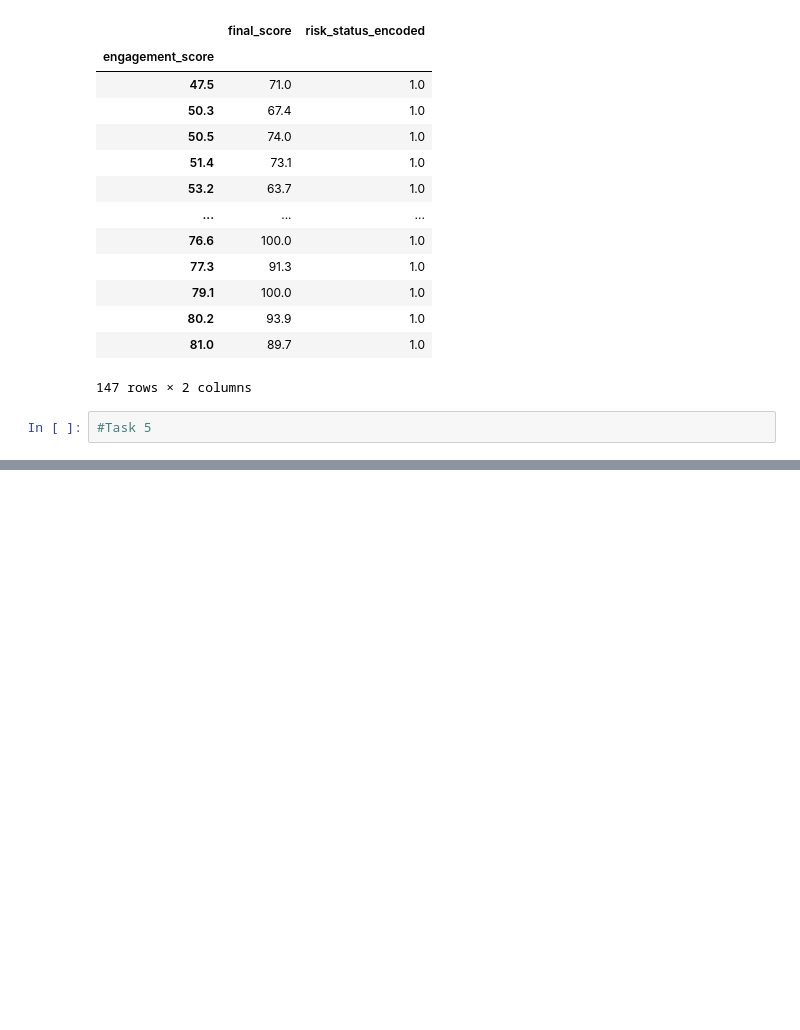
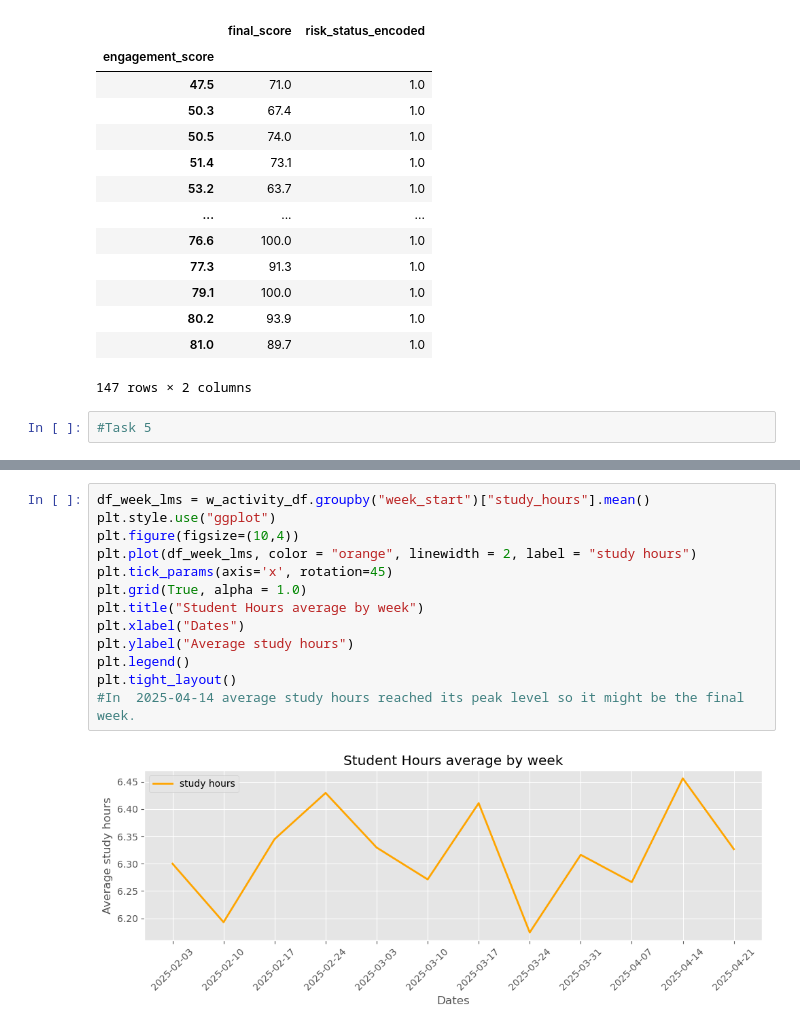
Before and after one commit to AloneMask001/Campus-learning-analytics, a Jupyter notebook: 2365109-HW4.ipynb, the cells around one changed output, grey strips where cells are left out. Cells and saved outputs as stored; diff of their text form; blank space fills up the shorter version.

```diff
--- a/2365109-HW4.ipynb
+++ b/2365109-HW4.ipynb
@@ -1124,0 +1232,15 @@ plt.tight_layout()
+# %%
+df_week_lms = w_activity_df.groupby("week_start")["study_hours"].mean()
+plt.style.use("ggplot")
+plt.figure(figsize=(10,4))
+plt.plot(df_week_lms, color = "orange", linewidth = 2, label = "study hours")
+plt.tick_params(axis='x', rotation=45)
+plt.grid(True, alpha = 1.0)
+plt.title("Student Hours average by week")
+plt.xlabel("Dates")
+plt.ylabel("Average study hours")
+plt.legend()
+plt.tight_layout()
+#In  2025-04-14 average study hours reached its peak level so it might be the final week.
+# %% [output]
+[figure, added]
```
Also changed, not shown: parts of 12 cells of this notebook.
